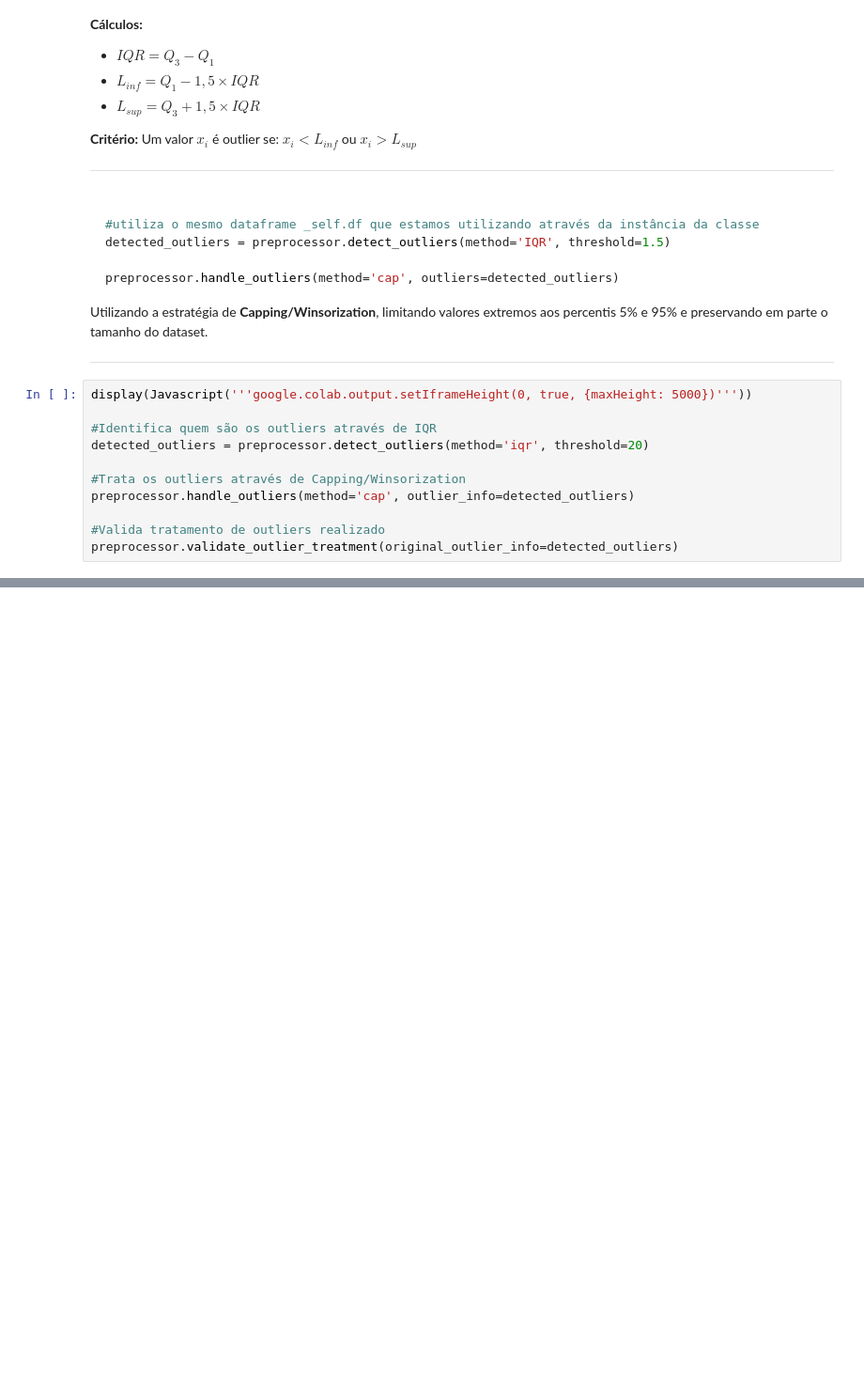
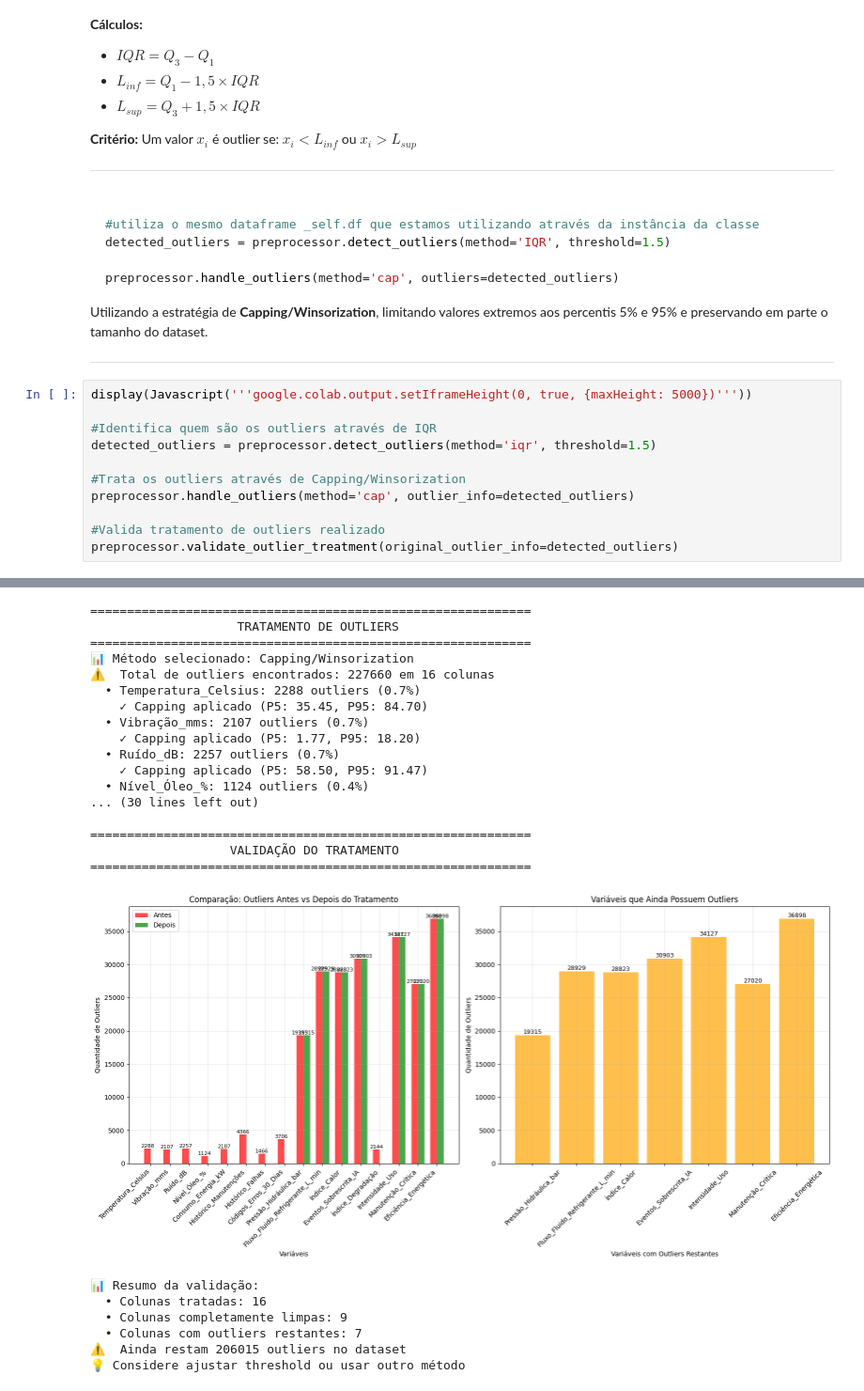
Before and after one commit to vinileodido/MVP_PucRio_AnaliseDados, a Jupyter notebook: MVP_IoT_ADBP.ipynb, the cells around one changed output, grey strips where cells are left out. Shown at 94% size. Saved outputs shown, nothing was run; the diff lists cells and outputs as text; blank space fills up the shorter version.

```diff
--- a/MVP_IoT_ADBP.ipynb
+++ b/MVP_IoT_ADBP.ipynb
@@ -1797,10 +1971,11 @@ Utilizando a estratégia de **Capping/Winsorization**, limitando valores extremo
 display(Javascript('''google.colab.output.setIframeHeight(0, true, {maxHeight: 5000})'''))
 
 #Identifica quem são os outliers através de IQR
-detected_outliers = preprocessor.detect_outliers(method='iqr', threshold=20)
+detected_outliers = preprocessor.detect_outliers(method='iqr', threshold=1.5)
 
 #Trata os outliers através de Capping/Winsorization
 preprocessor.handle_outliers(method='cap', outlier_info=detected_outliers)
 
 #Valida tratamento de outliers realizado
 preprocessor.validate_outlier_treatment(original_outlier_info=detected_outliers)
+# %% [output]
@@ -1806,0 +1983,24 @@ preprocessor.validate_outlier_treatment(original_outlier_info=detected_outliers)
+============================================================
+                    TRATAMENTO DE OUTLIERS
+============================================================
+📊 Método selecionado: Capping/Winsorization
+⚠️  Total de outliers encontrados: 227660 em 16 colunas
+  • Temperatura_Celsius: 2288 outliers (0.7%)
+    ✓ Capping aplicado (P5: 35.45, P95: 84.70)
+  • Vibração_mms: 2107 outliers (0.7%)
+    ✓ Capping aplicado (P5: 1.77, P95: 18.20)
+  • Ruído_dB: 2257 outliers (0.7%)
+    ✓ Capping aplicado (P5: 58.50, P95: 91.47)
+  • Nível_Óleo_%: 1124 outliers (0.4%)
+... (30 lines left out)
+
+============================================================
+                   VALIDAÇÃO DO TRATAMENTO
+============================================================
+[figure, added]
+📊 Resumo da validação:
+  • Colunas tratadas: 16
+  • Colunas completamente limpas: 9
+  • Colunas com outliers restantes: 7
+⚠️  Ainda restam 206015 outliers no dataset
+💡 Considere ajustar threshold ou usar outro método
```
Also changed, not shown: parts of 11 cells of this notebook.
